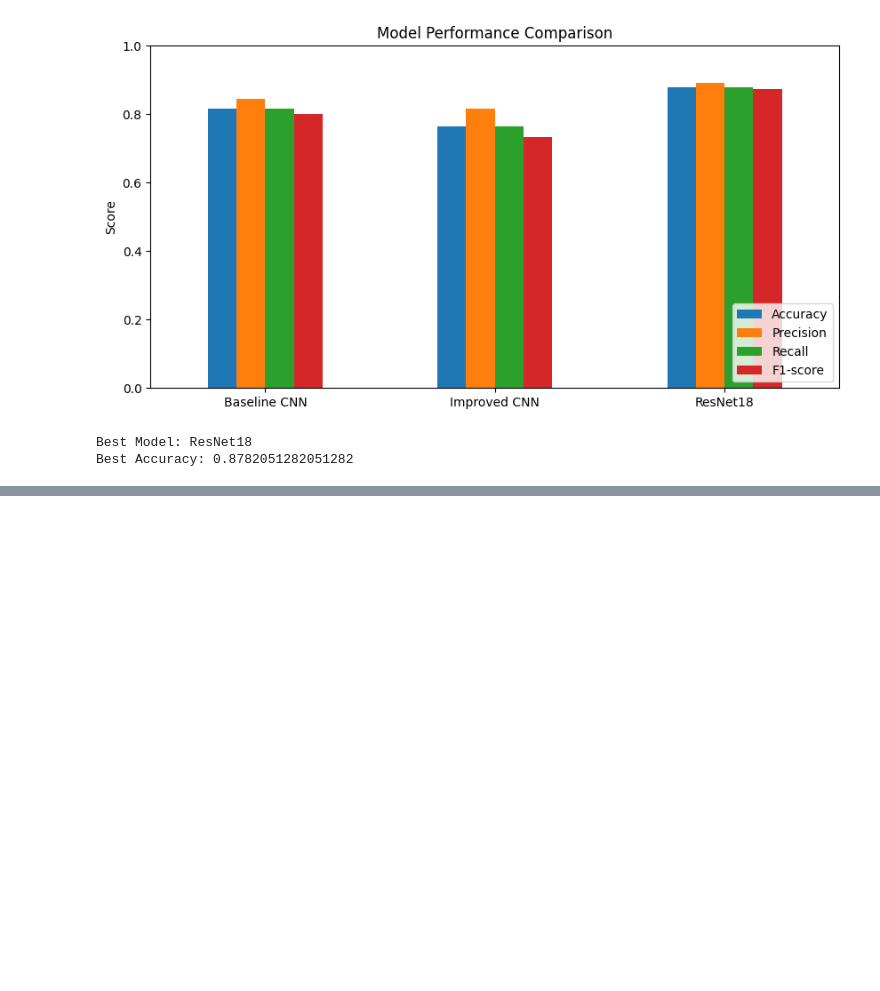
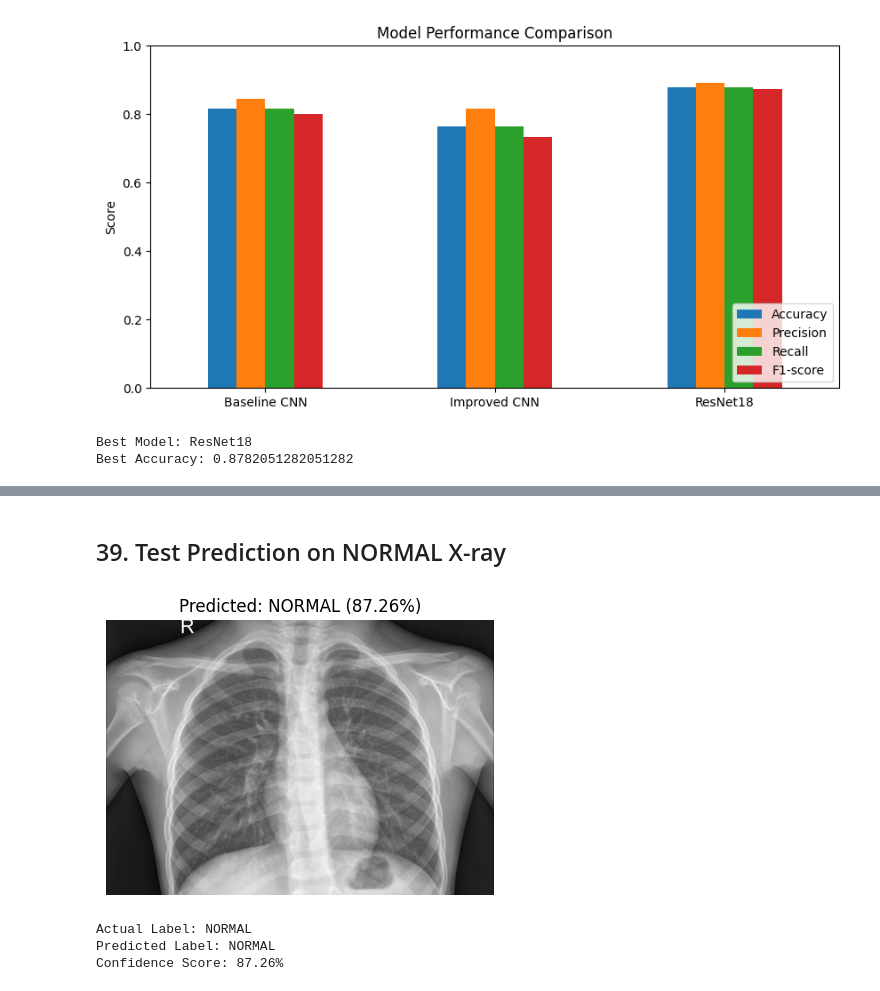
Before and after one commit to sanjelprashid/computer-vision-pneumonia-detection, a Jupyter notebook: pneumonia_detection.ipynb, the cells around one changed output, grey strips where cells are left out. Drawn from its saved outputs; the diff is of its cells as text; code cells hidden in the pictures; blank space fills up the shorter version.

```diff
--- a/pneumonia_detection.ipynb
+++ b/pneumonia_detection.ipynb
@@ -677,0 +725,41 @@ Best Accuracy: 0.8782051282051282
+# %%
+from PIL import Image
+
+def predict_xray_image(model, image_path, actual_label=None):
+    model.eval()
+
+    image = Image.open(image_path).convert("RGB")
+    input_tensor = val_test_transforms(image).unsqueeze(0).to(device)
+
+    with torch.no_grad():
+        output = model(input_tensor)
+        probabilities = torch.softmax(output, dim=1)
+        confidence, predicted_idx = torch.max(probabilities, 1)
+
+    predicted_label = class_names[predicted_idx.item()]
+    confidence_score = confidence.item() * 100
+
+    plt.figure(figsize=(5, 5))
+    plt.imshow(image, cmap="gray")
+    plt.axis("off")
+    plt.title(f"Predicted: {predicted_label} ({confidence_score:.2f}%)")
+    plt.show()
+
+    print("Actual Label:", actual_label)
+    print("Predicted Label:", predicted_label)
+    print(f"Confidence Score: {confidence_score:.2f}%")
+# %% [markdown]
+## 39. Test Prediction on NORMAL X-ray
+# %%
+normal_test_path = test_dataset.samples[test_dataset.targets.index(test_dataset.class_to_idx["NORMAL"])][0]
+
+predict_xray_image(
+    best_model,
+    normal_test_path,
+    actual_label="NORMAL"
+)
+# %% [output]
+[figure, added]
+Actual Label: NORMAL
+Predicted Label: NORMAL
+Confidence Score: 87.26%
```
Also changed, not shown: parts of 13 cells of this notebook.
